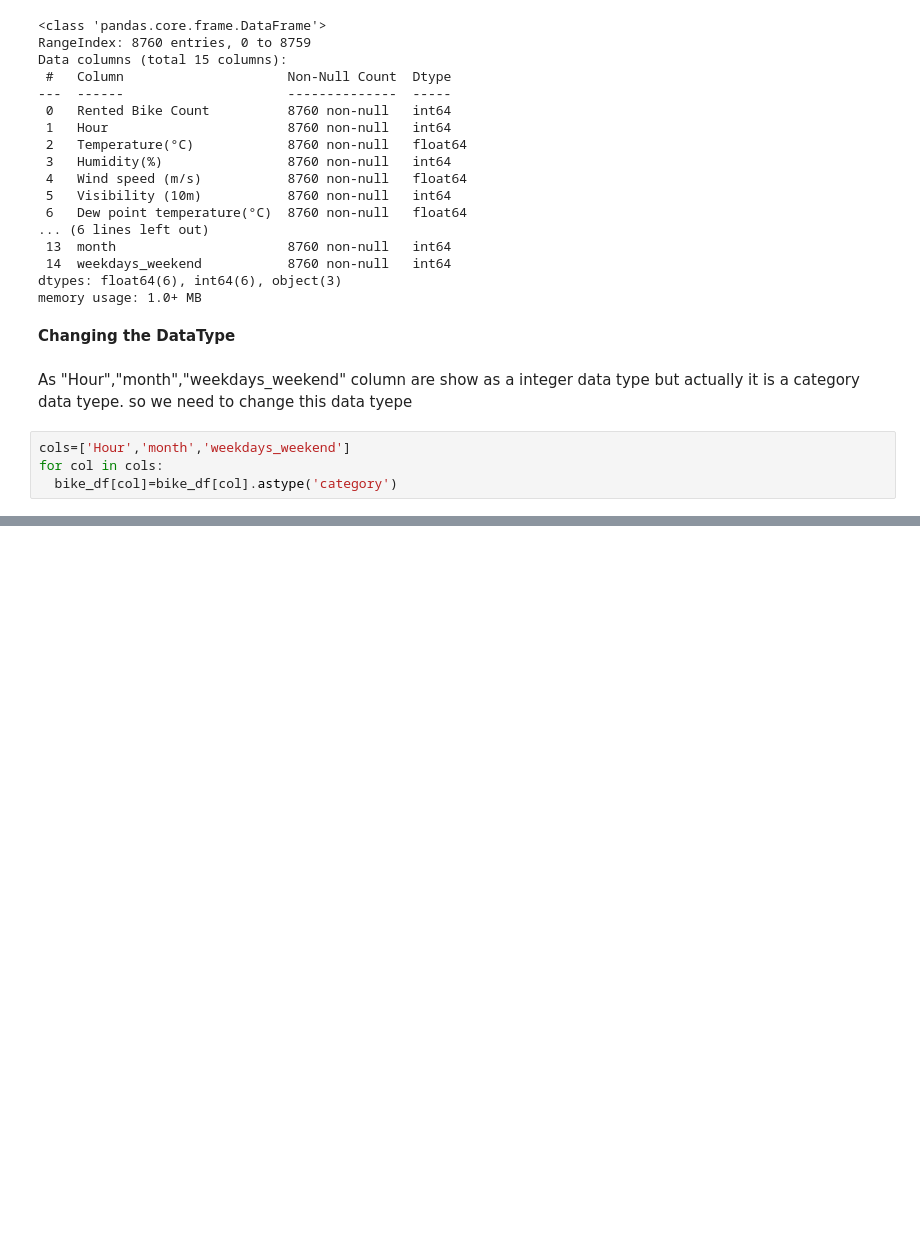
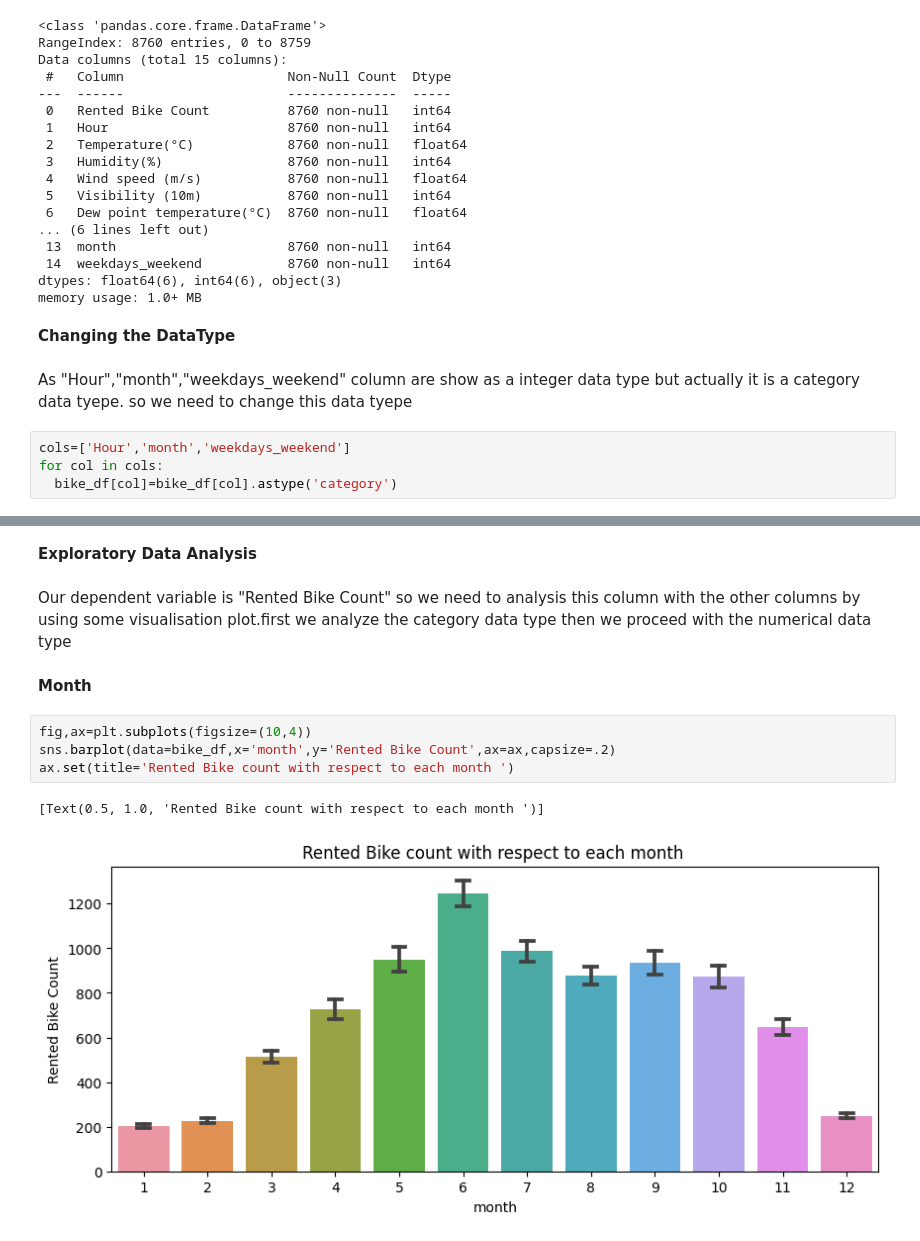
Before and after one commit to mrjupitercairo/BikeSharing, a Jupyter notebook: Capstone_Project.ipynb, the cells around one changed output, grey strips where cells are left out. Saved outputs shown, nothing was run; the diff lists cells and outputs as text; blank space fills up the shorter version.

```diff
--- a/Capstone_Project.ipynb
+++ b/Capstone_Project.ipynb
@@ -234,0 +255,13 @@ for col in cols:
+# %% [markdown]
+**Exploratory Data Analysis**
+# %% [markdown]
+Our dependent variable is "Rented Bike Count" so we need to analysis this column with the other columns by using some visualisation plot.first we analyze the category data type then we proceed with the numerical data type
+# %% [markdown]
+**Month**
+# %%
+fig,ax=plt.subplots(figsize=(10,4))
+sns.barplot(data=bike_df,x='month',y='Rented Bike Count',ax=ax,capsize=.2)
+ax.set(title='Rented Bike count with respect to each month ')
+# %% [output]
+[Text(0.5, 1.0, 'Rented Bike count with respect to each month ')]
+[figure, added]
```
Also changed, not shown: parts of 18 cells of this notebook.
